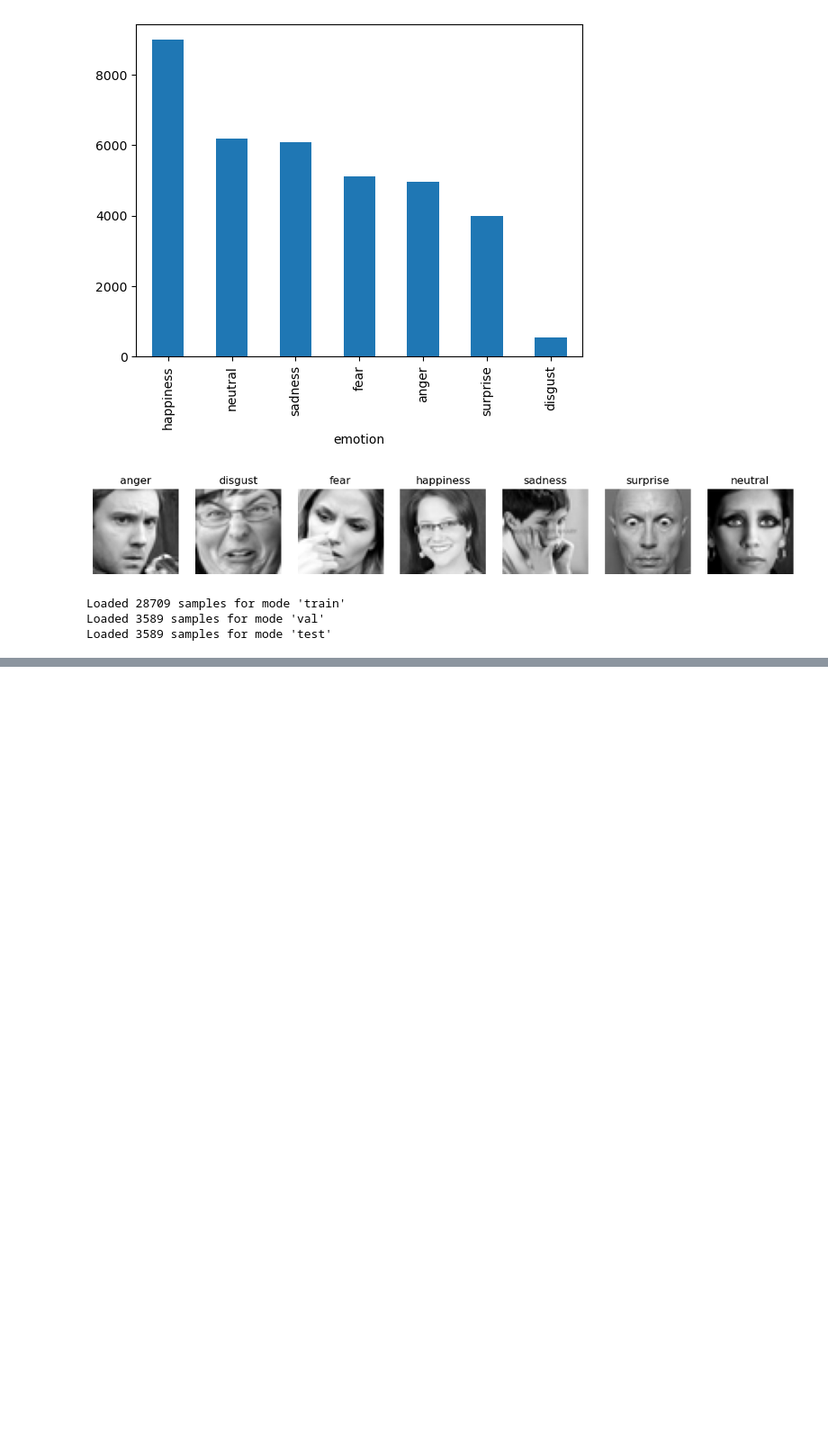
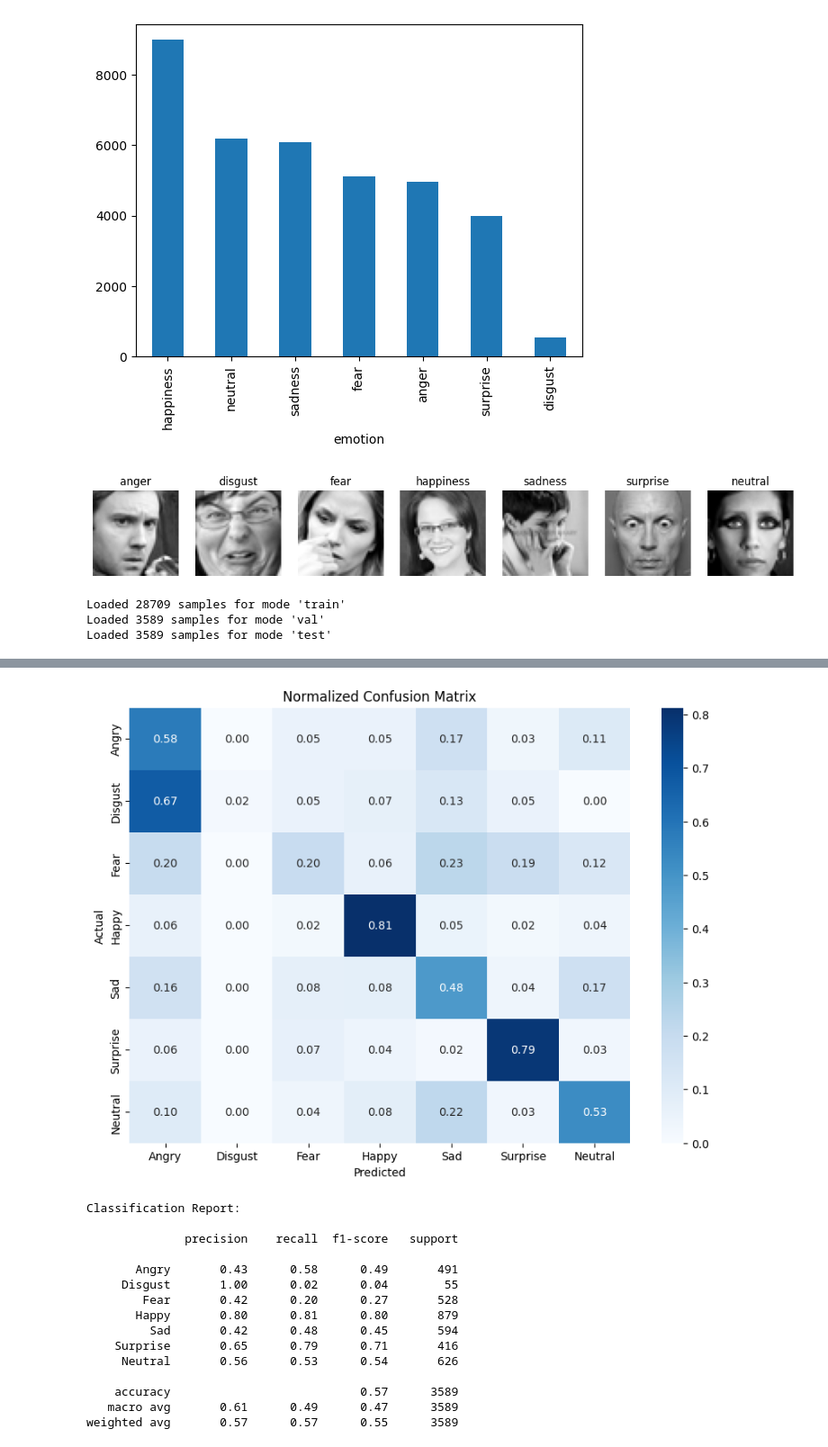
Before and after one commit to coppeneur/cv-deep-learning, a Jupyter notebook: pipeline_assignment_2.ipynb, the cells around one changed output, grey strips where cells are left out. Shown at 90% size. Drawn from its saved outputs; the diff is of its cells as text; code cells hidden in the pictures; blank space fills up the shorter version.

```diff
--- a/pipeline_assignment_2.ipynb
+++ b/pipeline_assignment_2.ipynb
@@ -164,8 +175,6 @@ eval.evaluate_model(model, test_loader, criterion)
-# %%
-# use saved model
-criterion = torch.nn.CrossEntropyLoss()
-model = m.load_model(m.SimpleCNN(), 'bestmodels/SimpleCNN_best_model.pth')
-eval.evaluate_model(model, test_loader, criterion)
 # %%
 # use saved model
-model = m.load_model(m.SimpleCNN(), 'bestmodels/SimpleCNN_best_model_30_epochs.pth')
+criterion = torch.nn.CrossEntropyLoss()
+model = m.load_model(m.SimpleCNN(), 'bestmodels/SimpleCNN_CrossEntropyLoss_Adam_best_model.pth')
+eval.evaluate_model(model, test_loader, criterion)
+# %% [output]
@@ -172,3 +182,19 @@ model = m.load_model(m.SimpleCNN(), 'bestmodels/SimpleCNN_best_model_30_epochs.p
+[figure, added]
+Classification Report:
+
+              precision    recall  f1-score   support
+
+       Angry       0.43      0.58      0.49       491
+     Disgust       1.00      0.02      0.04        55
+        Fear       0.42      0.20      0.27       528
+       Happy       0.80      0.81      0.80       879
+         Sad       0.42      0.48      0.45       594
+    Surprise       0.65      0.79      0.71       416
+     Neutral       0.56      0.53      0.54       626
+
+    accuracy                           0.57      3589
+   macro avg       0.61      0.49      0.47      3589
+weighted avg       0.57      0.57      0.55      3589
 # %%
 for i in range(7):
     for image, label in test_loader:
```
Also changed, not shown: parts of 14 cells of this notebook.
